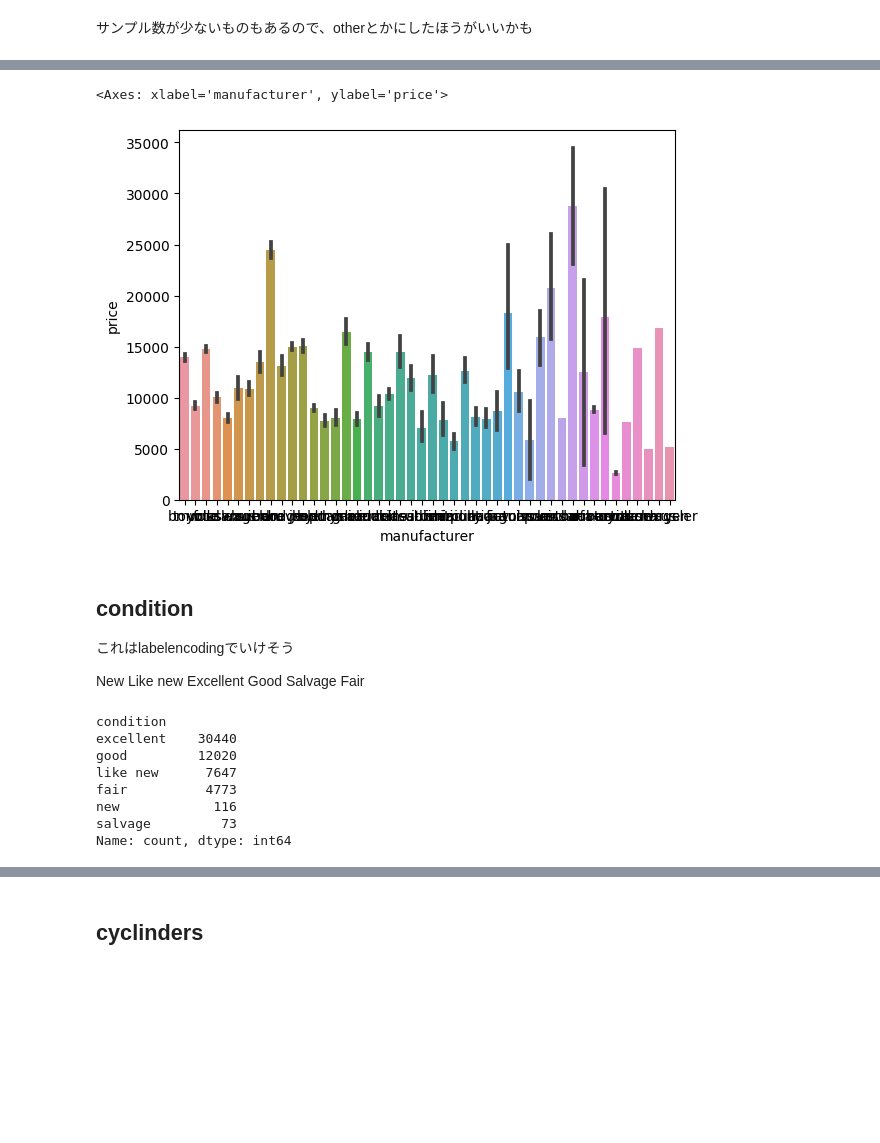
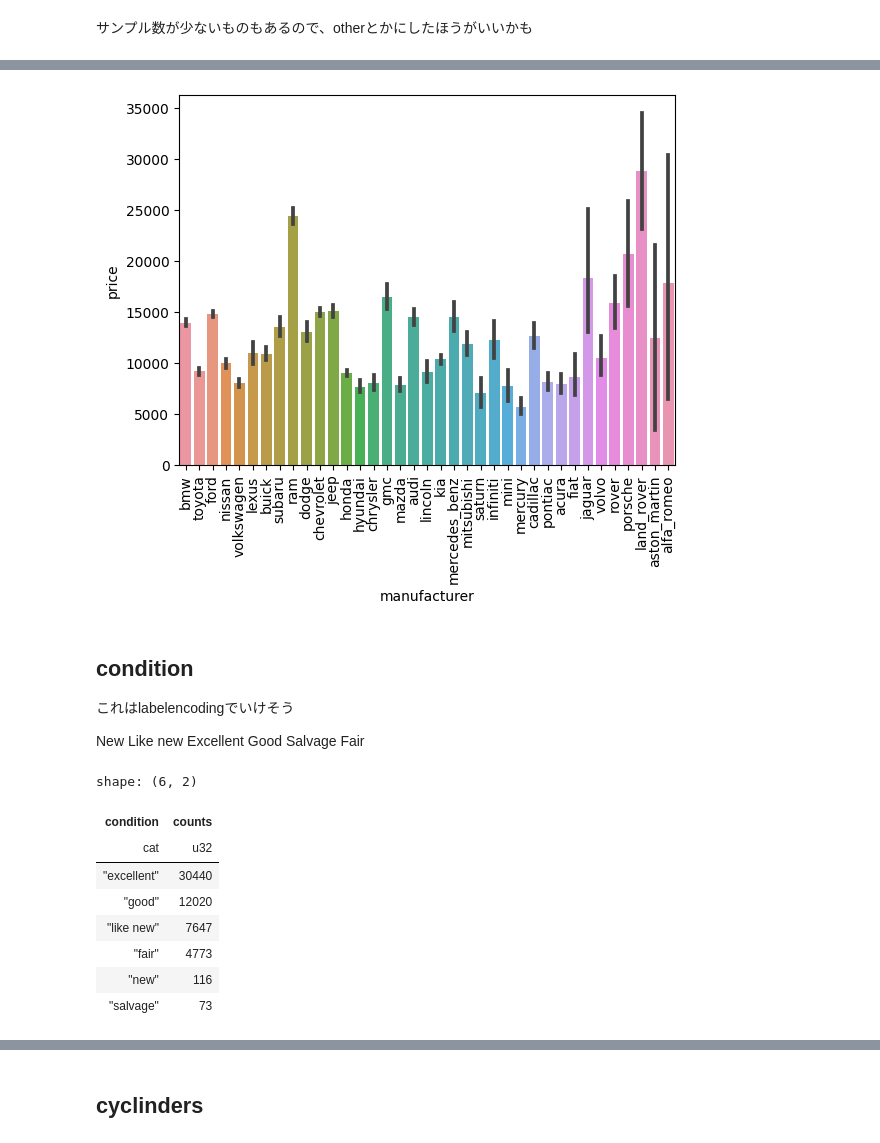
Before and after one commit to tkser/signate_scup2023, a Jupyter notebook: work/eda.ipynb, the cells around one changed output, grey strips where cells are left out. Saved outputs shown, nothing was run; the diff lists cells and outputs as text; code cells hidden in the pictures; blank space fills up the shorter version.

```diff
--- a/work/eda.ipynb
+++ b/work/eda.ipynb
@@ -32,0 +45,4 @@ df.head()
+# %%
+df = pl.concat([train, test], how="diagonal")
+
+df.head()
@@ -123,5 +120,3 @@ Name: count, dtype: int64
-# %%
-df.loc[df["year"] >= 2030, "year"] = df[df["year"] >= 2030]["year"] - 1000
 # %%
 sns.histplot(df["year"])
 # %% [output]
@@ -130,6 +125,4 @@ sns.histplot(df["year"])
 # %%
-df["age"] = 2023 - df["year"]
-
-sns.barplot(x="age", y="price", data=df)
+sns.barplot(x="age", y="price", data=df.to_pandas())
 # %% [output]
 <Axes: xlabel='age', ylabel='price'>
@@ -161,3 +155,0 @@ Name: count, dtype: int64
-# %%
-df["manufacturer"] = df["manufacturer"].apply(lambda x: mojimoji.zen_to_han(x))
-df["manufacturer"] = df["manufacturer"].apply(lambda x: x.lower())
@@ -184,8 +156,9 @@ Name: count, dtype: int64
 # %%
-sns.barplot(x="manufacturer", y="price", data=df)
+ax = sns.barplot(x="manufacturer", y="price", data=df.to_pandas())
+plt.xticks(rotation=90)
+plt.show()
 # %% [output]
-<Axes: xlabel='manufacturer', ylabel='price'>
-[figure, old version]
+[figure, new version]
 # %% [markdown]
 ## condition
 これはlabelencodingでいけそう
@@ -197,14 +170,15 @@ Good
 Salvage
 Fair
 # %%
-df["condition"].value_counts()
+df["condition"].value_counts(sort=True)
 # %% [output]
-condition
-excellent    30440
-good         12020
-like new      7647
-fair          4773
-new            116
-salvage         73
-Name: count, dtype: int64
+shape: (6, 2)
+| condition | counts |
+| cat | u32 |
+| "excellent" | 30440 |
+| "good" | 12020 |
+| "like new" | 7647 |
+| "fair" | 4773 |
+| "new" | 116 |
+| "salvage" | 73 |
 # %%
```
Also changed, not shown: parts of 45 cells of this notebook.
